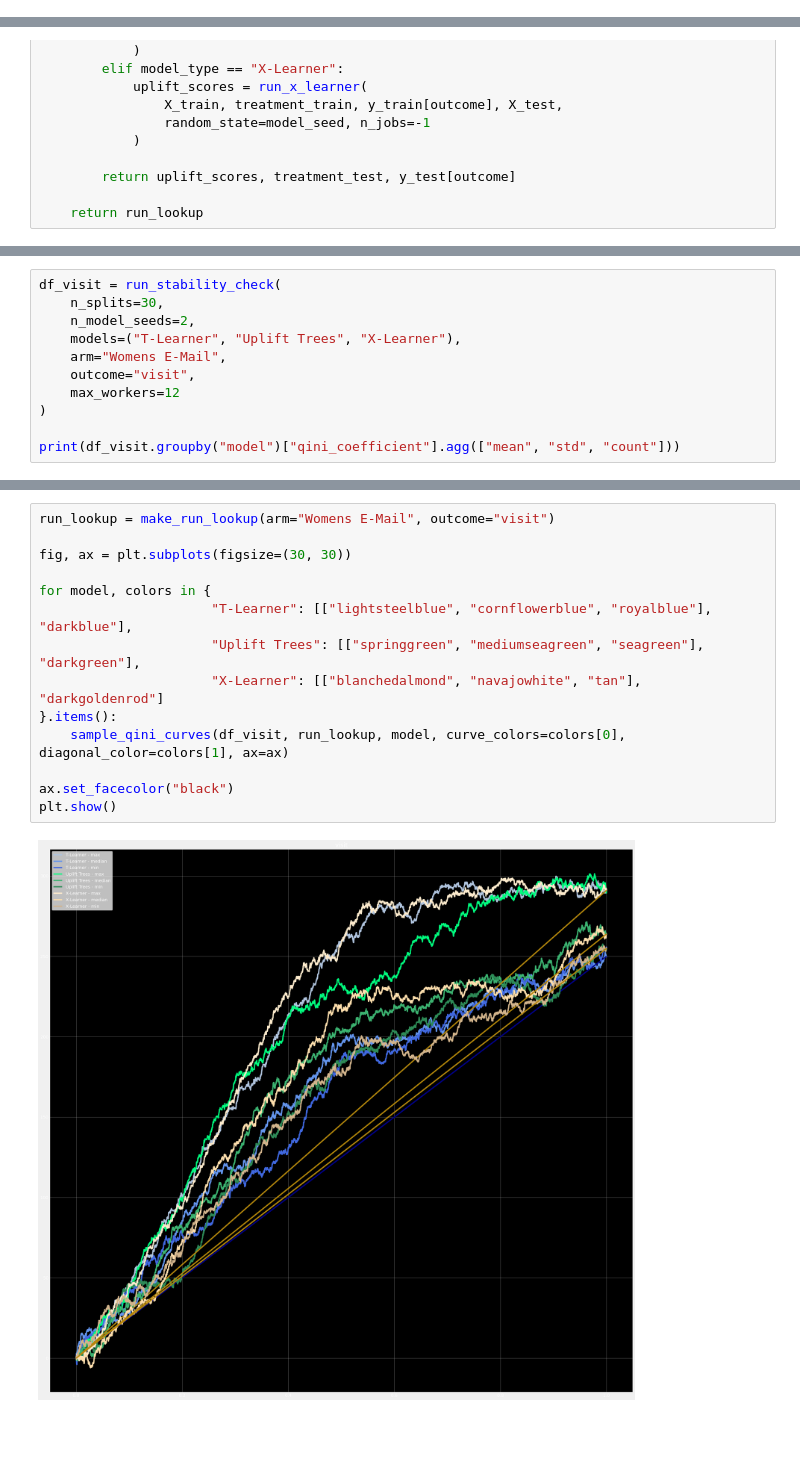
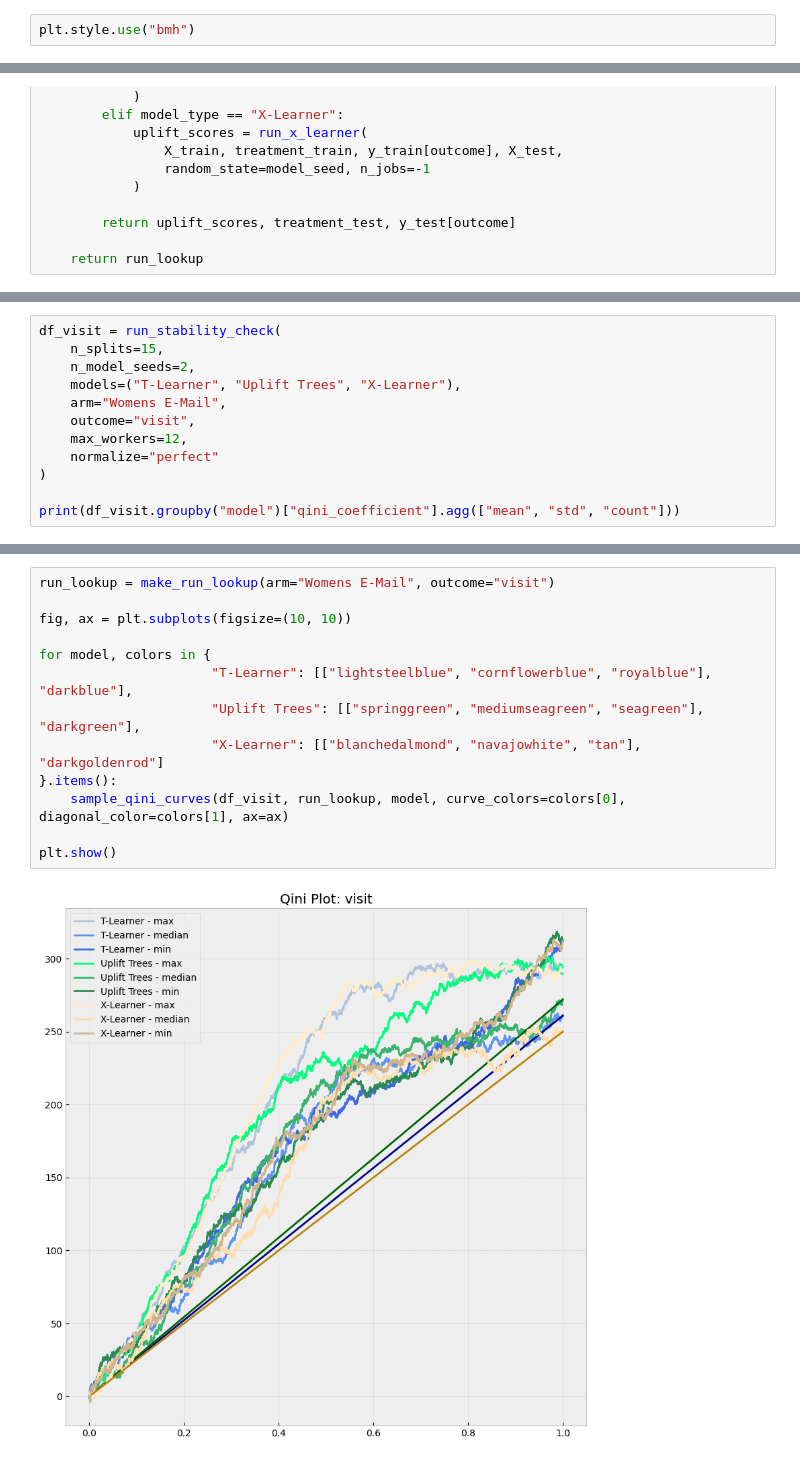
Before and after one commit to ericz323/Email-Uplift-Modeling, a Jupyter notebook: notebooks/results.ipynb, the cells around one changed output, grey strips where cells are left out. Saved outputs shown, nothing was run; the diff lists cells and outputs as text; blank space fills up the shorter version.

```diff
--- a/notebooks/results.ipynb
+++ b/notebooks/results.ipynb
@@ -11,3 +40,5 @@ from src.stability import run_stability_check
 # %% [output]
 The autoreload extension is already loaded. To reload it, use:
   %reload_ext autoreload
+# %%
+plt.style.use("bmh")
@@ -41,11 +134,12 @@ def make_run_lookup(arm, outcome):
 # %%
 df_visit = run_stability_check(
-    n_splits=30,
+    n_splits=15,
     n_model_seeds=2,
     models=("T-Learner", "Uplift Trees", "X-Learner"),
     arm="Womens E-Mail",
     outcome="visit",
-    max_workers=12
+    max_workers=12,
+    normalize="perfect"
 )
 
 print(df_visit.groupby("model")["qini_coefficient"].agg(["mean", "std", "count"]))
@@ -58,16 +179,15 @@ plt.show()
 # %%
 run_lookup = make_run_lookup(arm="Womens E-Mail", outcome="visit")
 
-fig, ax = plt.subplots(figsize=(30, 30))
+fig, ax = plt.subplots(figsize=(10, 10))
 
 for model, colors in {
                       "T-Learner": [["lightsteelblue", "cornflowerblue", "royalblue"], "darkblue"],
                       "Uplift Trees": [["springgreen", "mediumseagreen", "seagreen"], "darkgreen"],
                       "X-Learner": [["blanchedalmond", "navajowhite", "tan"], "darkgoldenrod"]
 }.items():
     sample_qini_curves(df_visit, run_lookup, model, curve_colors=colors[0], diagonal_color=colors[1], ax=ax)
 
-ax.set_facecolor("black")
 plt.show()
 # %% [output]
-[figure, old version]
+[figure, new version]
```
Also changed, not shown: parts of 20 cells of this notebook, 2 other files.
